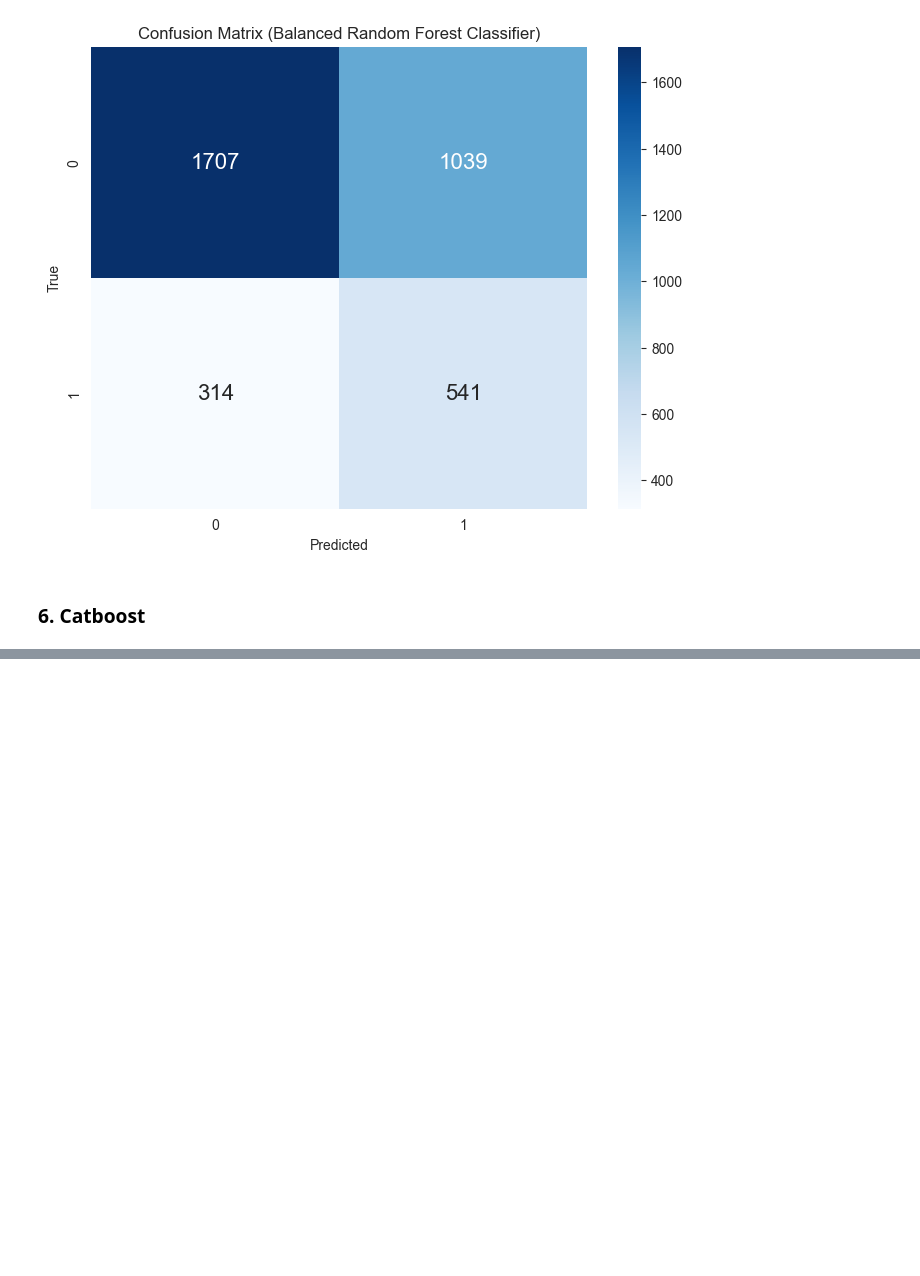
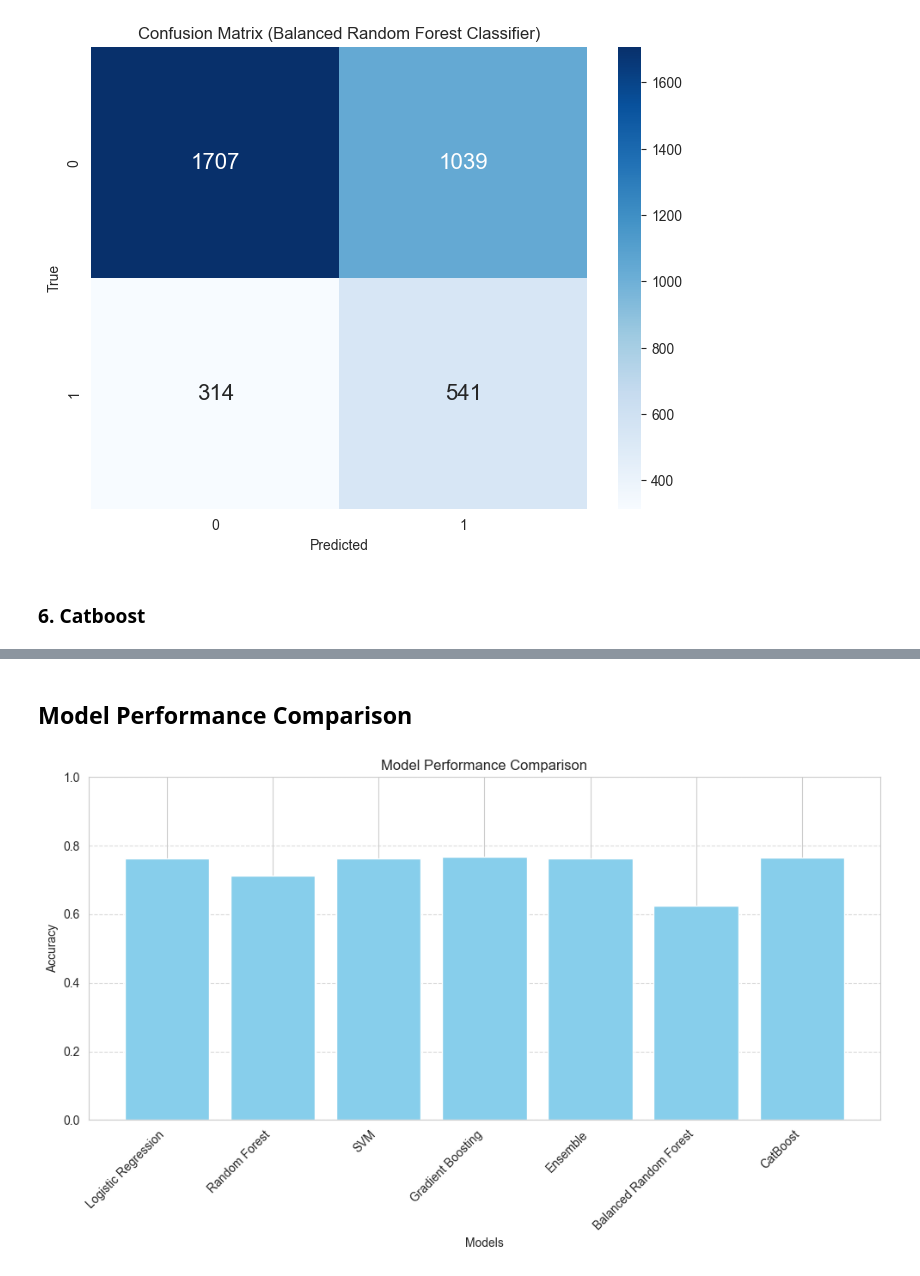
Before and after one commit to axcasas/tigre_flood_prediction, a Jupyter notebook: notebooks/machine_learning.ipynb, the cells around one changed output, grey strips where cells are left out. Cells and saved outputs as stored; diff of their text form; code cells hidden in the pictures; blank space fills up the shorter version.

```diff
--- a/notebooks/machine_learning.ipynb
+++ b/notebooks/machine_learning.ipynb
@@ -514,6 +536,10 @@ catboost_model.fit(X_train, y_train, verbose=False)
 # Make predictions on the test set
 y_pred_catboost = catboost_model.predict(X_test)
 
+# Calculate accuracy
+accuracy_catboost = accuracy_score(y_test, y_pred_catboost)
+print("CatBoost Classifier Accuracy:", accuracy_catboost)
+
 # Visualize the classification report
 print("Classification Report - CatBoost Classifier:")
 print(classification_report(y_test, y_pred_catboost))
@@ -540,3 +567,25 @@ Classification Report - CatBoost Classifier:
    macro avg       0.75      0.51      0.46      3601
 weighted avg       0.76      0.77      0.67      3601
 [figure]
+# %% [markdown]
+## Model Performance Comparison
+# %%
+# Accuracy scores of each model
+accuracy_scores = [accuracy_lr, accuracy_rf, accuracy_svm, accuracy_gb, accuracy_ensemble, accuracy_balanced_rf, accuracy_catboost]
+
+# Model names
+model_names = ['Logistic Regression', 'Random Forest', 'SVM', 'Gradient Boosting', 'Ensemble', 'Balanced Random Forest', 'CatBoost']
+
+# Create bar plot
+plt.figure(figsize=(10, 6))
+plt.bar(model_names, accuracy_scores, color='skyblue')
+plt.title('Model Performance Comparison')
+plt.xlabel('Models')
+plt.ylabel('Accuracy')
+plt.xticks(rotation=45, ha='right')
+plt.ylim(0, 1)  # Set y-axis limit to range from 0 to 1 for accuracy
+plt.grid(axis='y', linestyle='--', alpha=0.7)
+plt.tight_layout()
+plt.show()
+# %% [output]
+[figure, added]
```
Also changed, not shown: parts of 6 cells of this notebook, 6 other files.
